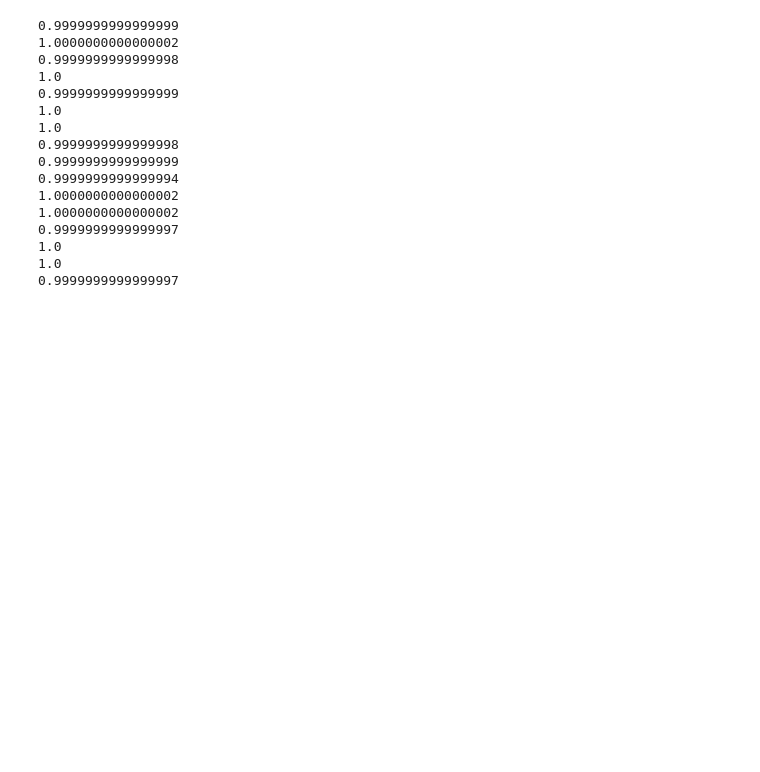
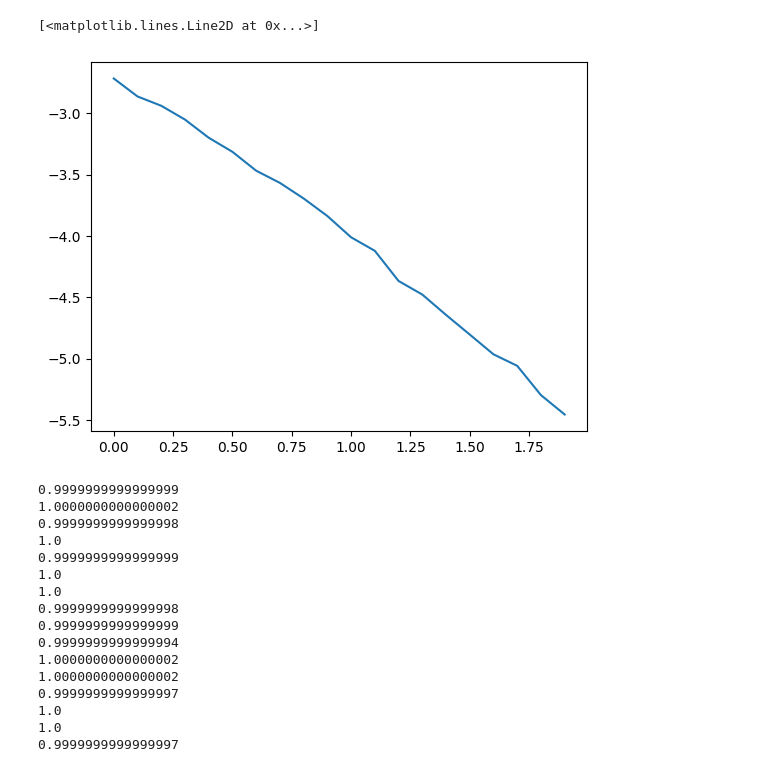
Before and after one commit to BenKarcher/montecarlo, a Jupyter notebook: exact.ipynb, the cells around one changed output. Saved outputs shown, nothing was run; the diff lists cells and outputs as text; code cells hidden in the pictures; blank space fills up the shorter version.

```diff
--- a/exact.ipynb
+++ b/exact.ipynb
@@ -106,0 +87,8 @@ def staggered_magnetization(width, height, beta, j1):
+# %%
+data=np.loadtxt("data.csv", delimiter=",")
+x=data[:,0]
+y=data[:,1]
+plt.plot(x,y)
+# %% [output]
+[<matplotlib.lines.Line2D at 0x...>]
+[figure, added]
```
Also changed, not shown: parts of 5 cells of this notebook, 5 other files.
